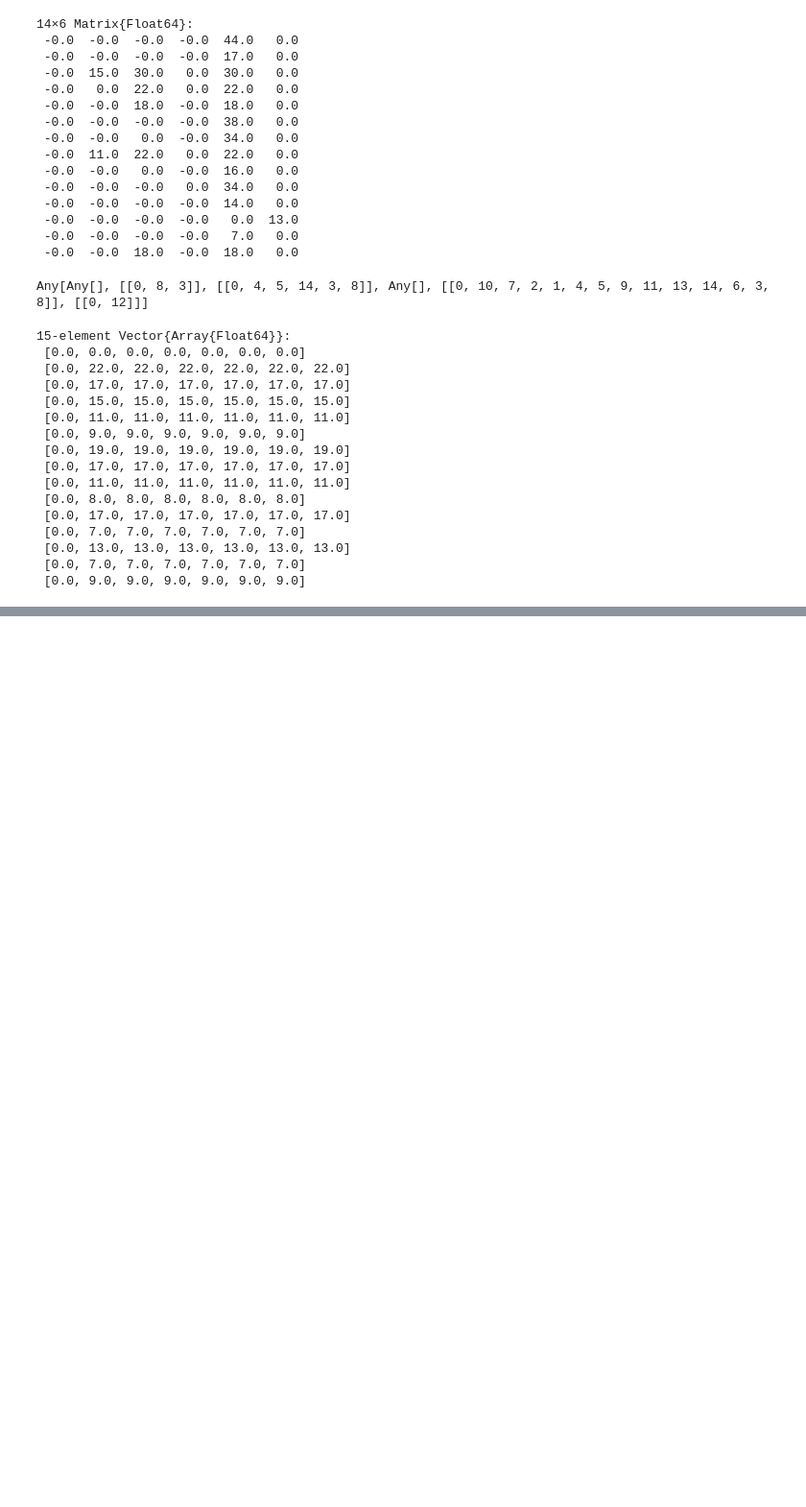
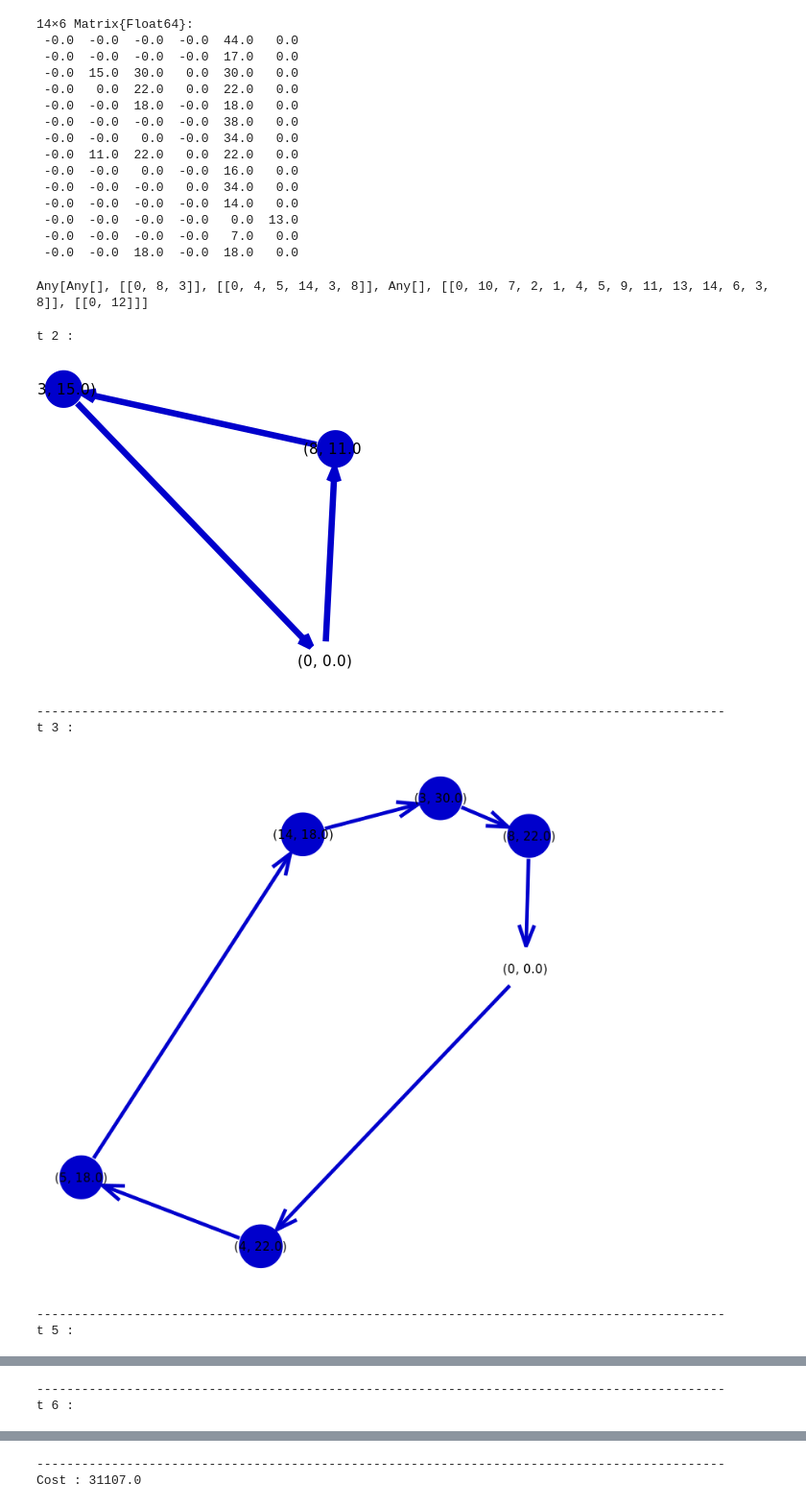
Before and after one commit to AntoineToullalan/projet_MAOA_TOULLALAN_Antoine_CORCORAL_Thomas, a Jupyter notebook: Main.ipynb, the cells around one changed output, grey strips where cells are left out. Shown at 96% size. Drawn from its saved outputs; the diff is of its cells as text; code cells hidden in the pictures; blank space fills up the shorter version.

```diff
--- a/Main.ipynb
+++ b/Main.ipynb
@@ -105,7 +89,7 @@ file = "A_014_ABS1_15_3"
 # %%
 f = string(path, file, ".prp")
 prp = Read_PRP_instance(f)
-p_dec, y_dec, I_dec, q_dec, x_dec, l, n = PDI_BC(prp)
+p_dec, y_dec, I_dec, q_dec, x_dec, l, n, ccc = PDI_BC(prp)
 q_dec = q_dec[2:end, 1:end]
 # %% [output]
 14×6 Matrix{Float64}:
@@ -169,28 +153,29 @@ Any[Any[], [[0, 8, 3]], [[0, 4, 5, 14, 3, 8]], Any[], [[0, 10, 7, 2, 1, 4, 5, 9,
 # %%
 using Dates
 include("src/draw.jl")
-date = string(Dates.now())
+date, f_cost = string(Dates.now()), 0
+
 for t in 1:l
     if res[t] != []
         pdi_to_png(prp, q_dec, t, res[t], file, date)
+        f_cost += get_vrp_cost(prp, res[t])
     end
 end
-# %%
-prp["Clients"].d
-# %% [output]
-15-element Vector{Array{Float64}}:
- [0.0, 0.0, 0.0, 0.0, 0.0, 0.0, 0.0]
- [0.0, 22.0, 22.0, 22.0, 22.0, 22.0, 22.0]
- [0.0, 17.0, 17.0, 17.0, 17.0, 17.0, 17.0]
- [0.0, 15.0, 15.0, 15.0, 15.0, 15.0, 15.0]
- [0.0, 11.0, 11.0, 11.0, 11.0, 11.0, 11.0]
- [0.0, 9.0, 9.0, 9.0, 9.0, 9.0, 9.0]
- [0.0, 19.0, 19.0, 19.0, 19.0, 19.0, 19.0]
- [0.0, 17.0, 17.0, 17.0, 17.0, 17.0, 17.0]
- [0.0, 11.0, 11.0, 11.0, 11.0, 11.0, 11.0]
- [0.0, 8.0, 8.0, 8.0, 8.0, 8.0, 8.0]
- [0.0, 17.0, 17.0, 17.0, 17.0, 17.0, 17.0]
- [0.0, 7.0, 7.0, 7.0, 7.0, 7.0, 7.0]
- [0.0, 13.0, 13.0, 13.0, 13.0, 13.0, 13.0]
- [0.0, 7.0, 7.0, 7.0, 7.0, 7.0, 7.0]
- [0.0, 9.0, 9.0, 9.0, 9.0, 9.0, 9.0]
+# %%
+for t in 1:l
+    t_file = "log/" * file * "/t_" * string(t) * ".png"
+    if isfile(t_file)
+         println("t " * string(t) * " : ")
+        display("image/png", read(t_file))
+        println("--------------------------------------------------------------------------------------------")
+    end
+end
+println(string("Cost : ", ccc))
+# %% [output]
+t 2 :
+[figure, added]
+--------------------------------------------------------------------------------------------
+t 3 :
+[figure, added]
+--------------------------------------------------------------------------------------------
+t 5 :
@@ -196,0 +183,2 @@ prp["Clients"].d
+--------------------------------------------------------------------------------------------
+t 6 :
@@ -196,0 +186,2 @@ prp["Clients"].d
+--------------------------------------------------------------------------------------------
+Cost : 31107.0
```
Also changed, not shown: parts of 2 cells of this notebook, 5 other files.
